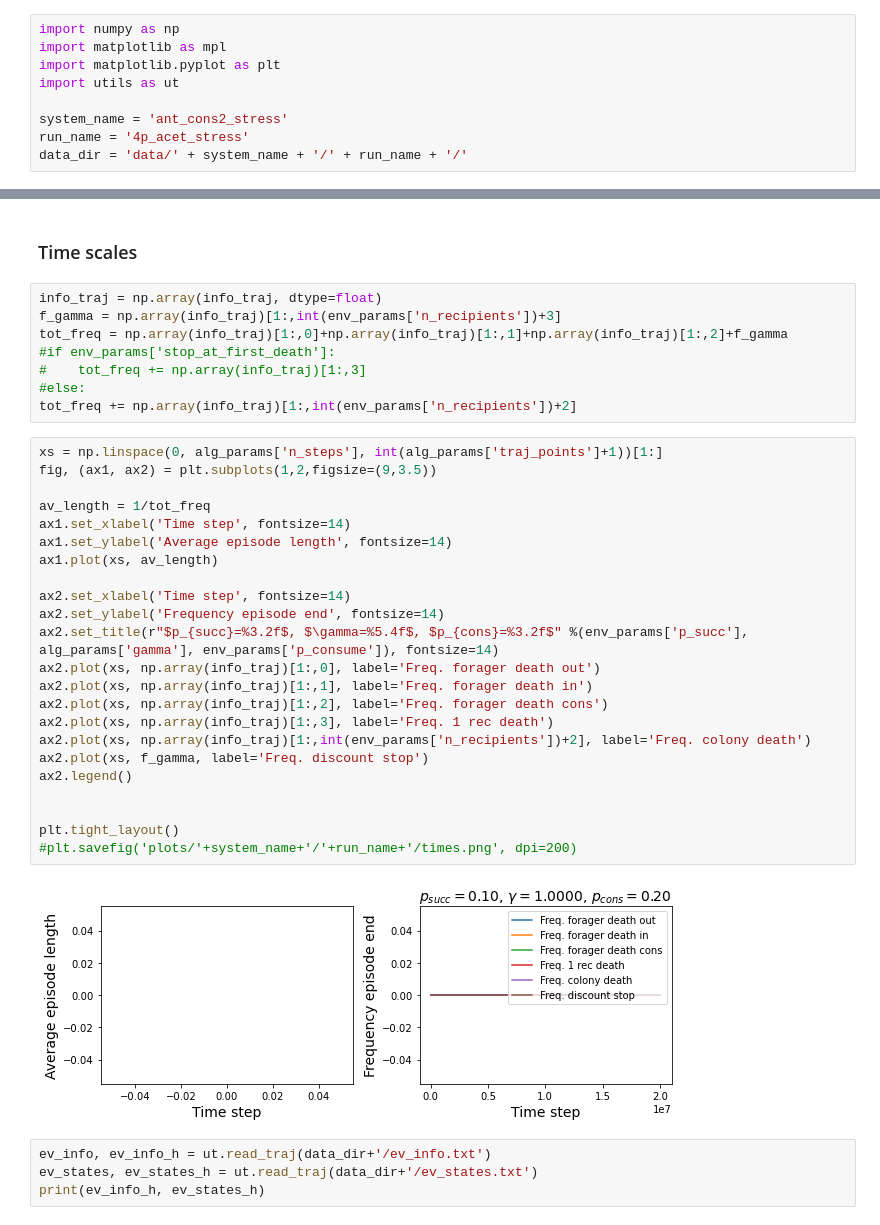
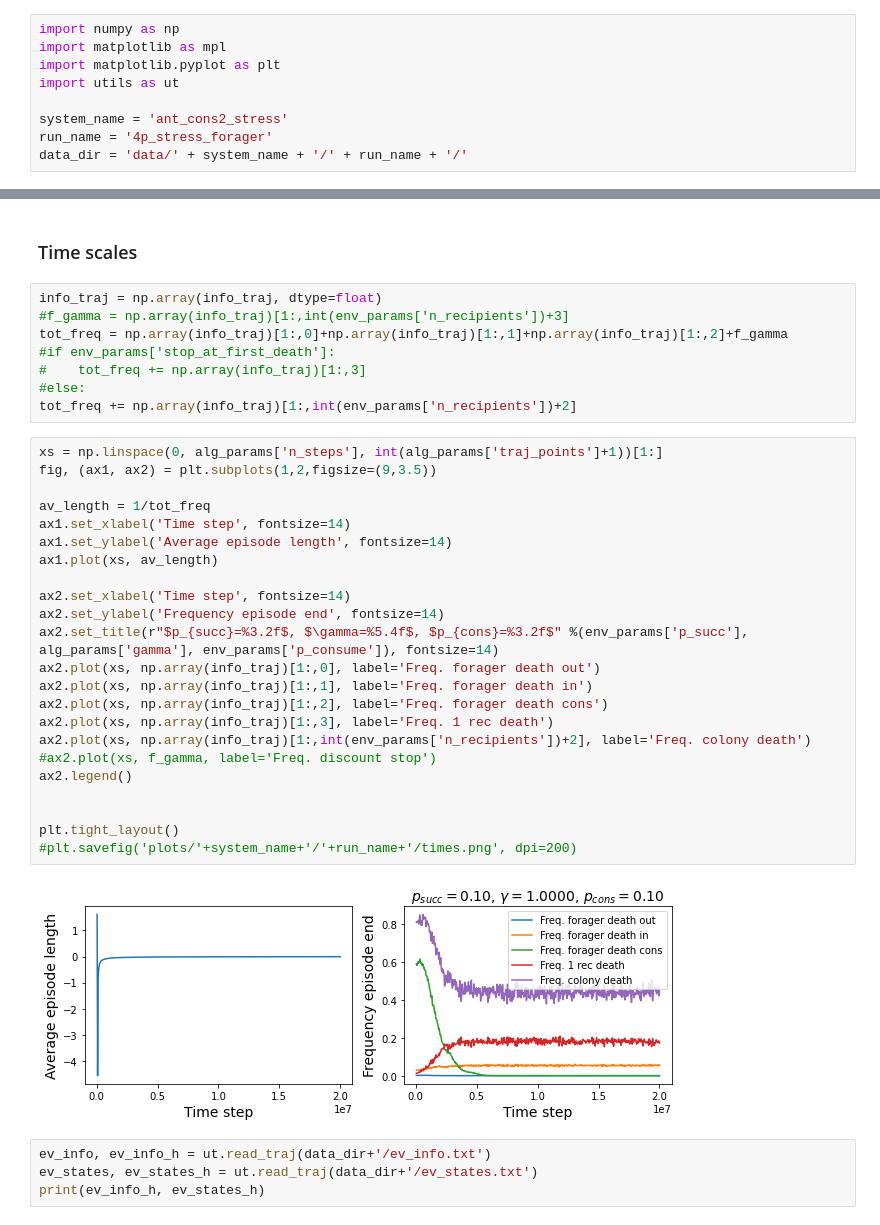
Before and after one commit to amazzoli/Ant_trophallaxis, a Jupyter notebook: analyze_training.ipynb, the cells around one changed output, grey strips where cells are left out. Cells and saved outputs as stored; diff of their text form.

```diff
--- a/analyze_training.ipynb
+++ b/analyze_training.ipynb
@@ -5,7 +5,7 @@ import matplotlib.pyplot as plt
 import utils as ut
 
 system_name = 'ant_cons2_stress'
-run_name = '4p_acet_stress'
+run_name = '4p_stress_forager'
 data_dir = 'data/' + system_name + '/' + run_name + '/'
 # %% [markdown]
 ### Importing the paramters
@@ -109,7 +109,7 @@ plt.tight_layout()
 ### Time scales
 # %%
 info_traj = np.array(info_traj, dtype=float)
-f_gamma = np.array(info_traj)[1:,int(env_params['n_recipients'])+3]
+#f_gamma = np.array(info_traj)[1:,int(env_params['n_recipients'])+3]
 tot_freq = np.array(info_traj)[1:,0]+np.array(info_traj)[1:,1]+np.array(info_traj)[1:,2]+f_gamma
 #if env_params['stop_at_first_death']:
 #    tot_freq += np.array(info_traj)[1:,3]
@@ -118,28 +118,28 @@ tot_freq += np.array(info_traj)[1:,int(env_params['n_recipients'])+2]
 # %%
 xs = np.linspace(0, alg_params['n_steps'], int(alg_params['traj_points']+1))[1:]
 fig, (ax1, ax2) = plt.subplots(1,2,figsize=(9,3.5))
 
 av_length = 1/tot_freq
 ax1.set_xlabel('Time step', fontsize=14)
 ax1.set_ylabel('Average episode length', fontsize=14)
 ax1.plot(xs, av_length)
 
 ax2.set_xlabel('Time step', fontsize=14)
 ax2.set_ylabel('Frequency episode end', fontsize=14)
 ax2.set_title(r"$p_{succ}=%3.2f$, $\gamma=%5.4f$, $p_{cons}=%3.2f$" %(env_params['p_succ'], alg_params['gamma'], env_params['p_consume']), fontsize=14)
 ax2.plot(xs, np.array(info_traj)[1:,0], label='Freq. forager death out')
 ax2.plot(xs, np.array(info_traj)[1:,1], label='Freq. forager death in')
 ax2.plot(xs, np.array(info_traj)[1:,2], label='Freq. forager death cons')
 ax2.plot(xs, np.array(info_traj)[1:,3], label='Freq. 1 rec death')
 ax2.plot(xs, np.array(info_traj)[1:,int(env_params['n_recipients'])+2], label='Freq. colony death')
-ax2.plot(xs, f_gamma, label='Freq. discount stop')
+#ax2.plot(xs, f_gamma, label='Freq. discount stop')
 ax2.legend()
 
 
 plt.tight_layout()
 #plt.savefig('plots/'+system_name+'/'+run_name+'/times.png', dpi=200)
 # %% [output]
-[figure, old version]
+[figure, new version]
 # %%
 ev_info, ev_info_h = ut.read_traj(data_dir+'/ev_info.txt')
 ev_states, ev_states_h = ut.read_traj(data_dir+'/ev_states.txt')
```
Also changed, not shown: parts of 3 cells of this notebook, 4 other files.
